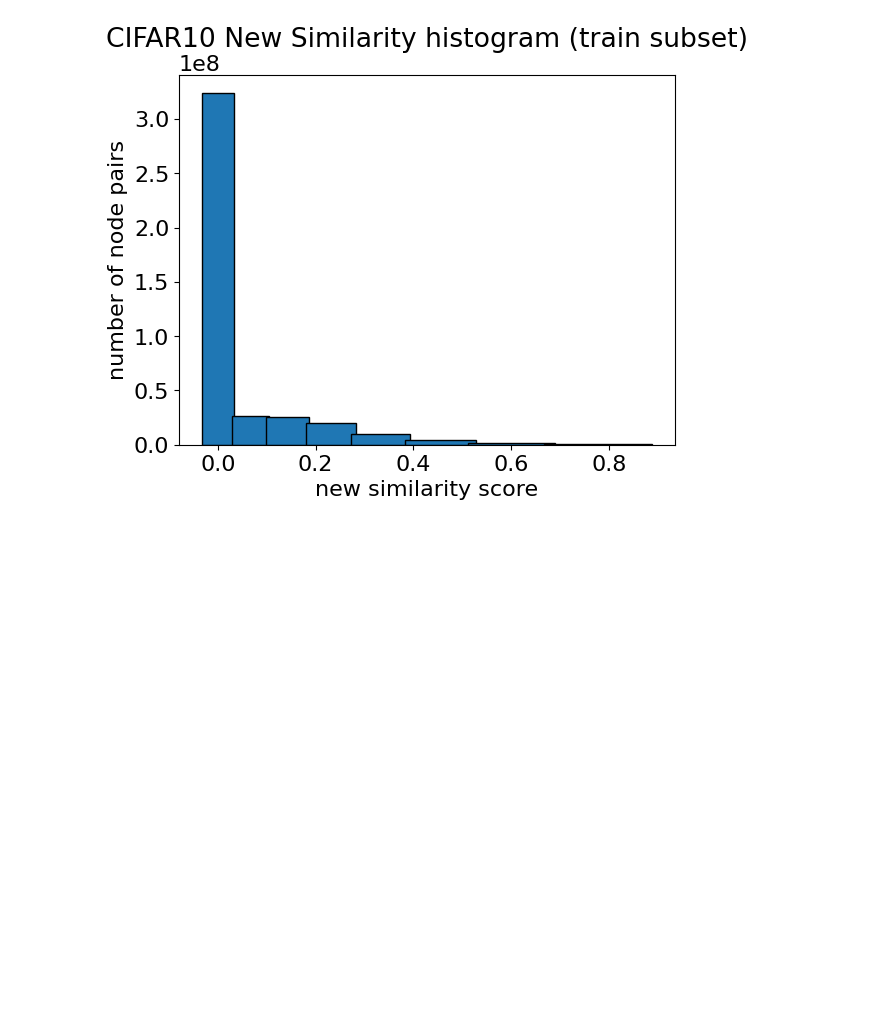
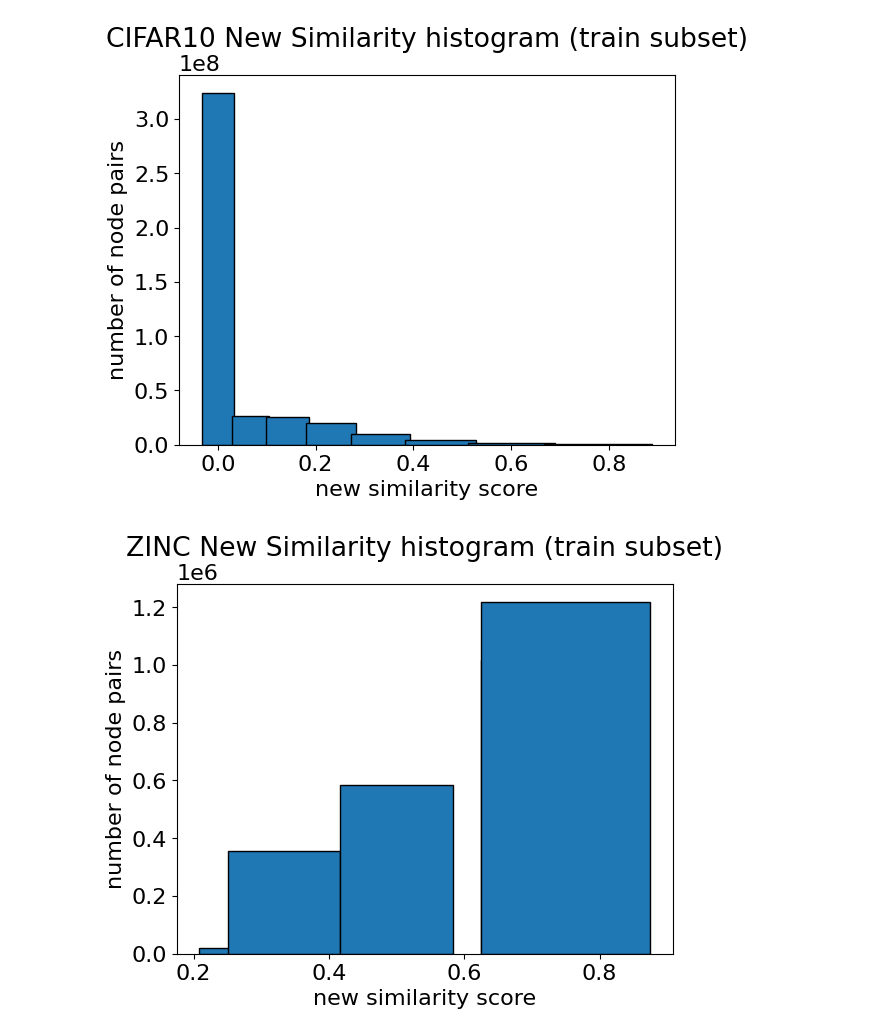
Before and after one commit to richardbinder/binary-matrix-factorization, a Jupyter notebook: src/properties.ipynb, the cells around one changed output. Cells and saved outputs as stored; diff of their text form; code cells hidden in the pictures; blank space fills up the shorter version.

Commit message:
Implement degree similarity

```diff
--- a/src/properties.ipynb
+++ b/src/properties.ipynb
@@ -47,5 +47,14 @@ def plot_w_histogram(input_path, title):
     plt.ylabel("number of node pairs")
     plt.show()
     plt.show()
+# %%
+def plot_degree_similarity_histogram(input_path, title):
+    diffs = np.concatenate(pd.read_parquet(input_path)["degree_similarity"].values)
+    plt.hist(diffs, bins=np.unique(diffs), align="left", edgecolor="black", linewidth=1)
+    plt.title(title)
+    plt.xlabel("new similarity score")
+    plt.ylabel("number of node pairs")
+    plt.show()
+    plt.show()
 # %%
 def plot_diff_histogram_individual(input_path, title, i):
@@ -112,2 +121,6 @@ plot_w_histogram(PROPERTIES_PATH + "properties_CIFAR.parquet", "CIFAR10 New Simi
 # %% [output]
 [figure]
+# %%
+plot_degree_similarity_histogram(PROPERTIES_PATH + "properties_ZINC.parquet", "ZINC New Similarity histogram (train subset)")
+# %% [output]
+[figure, added]
```
Also changed, not shown: parts of 10 cells of this notebook, 7 other files.
